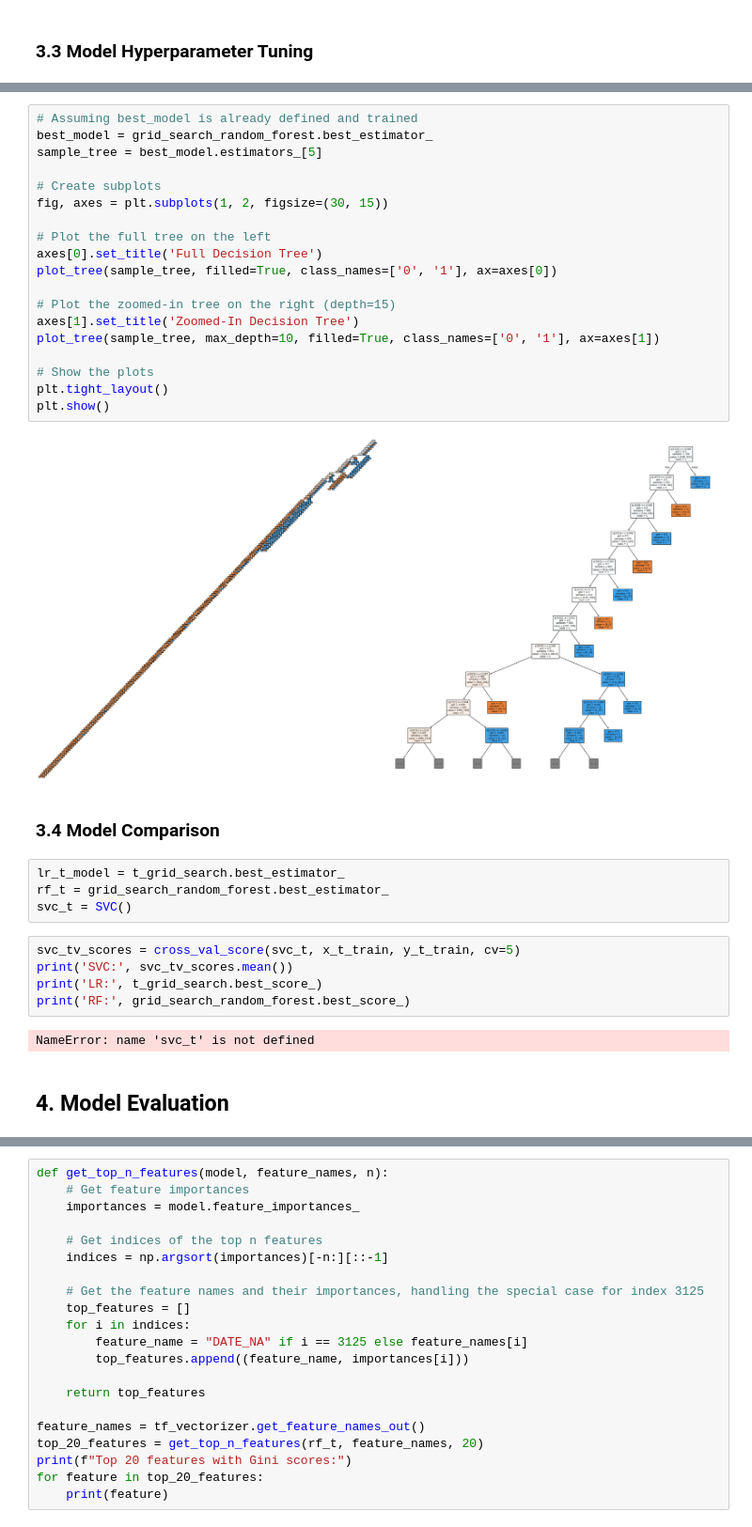
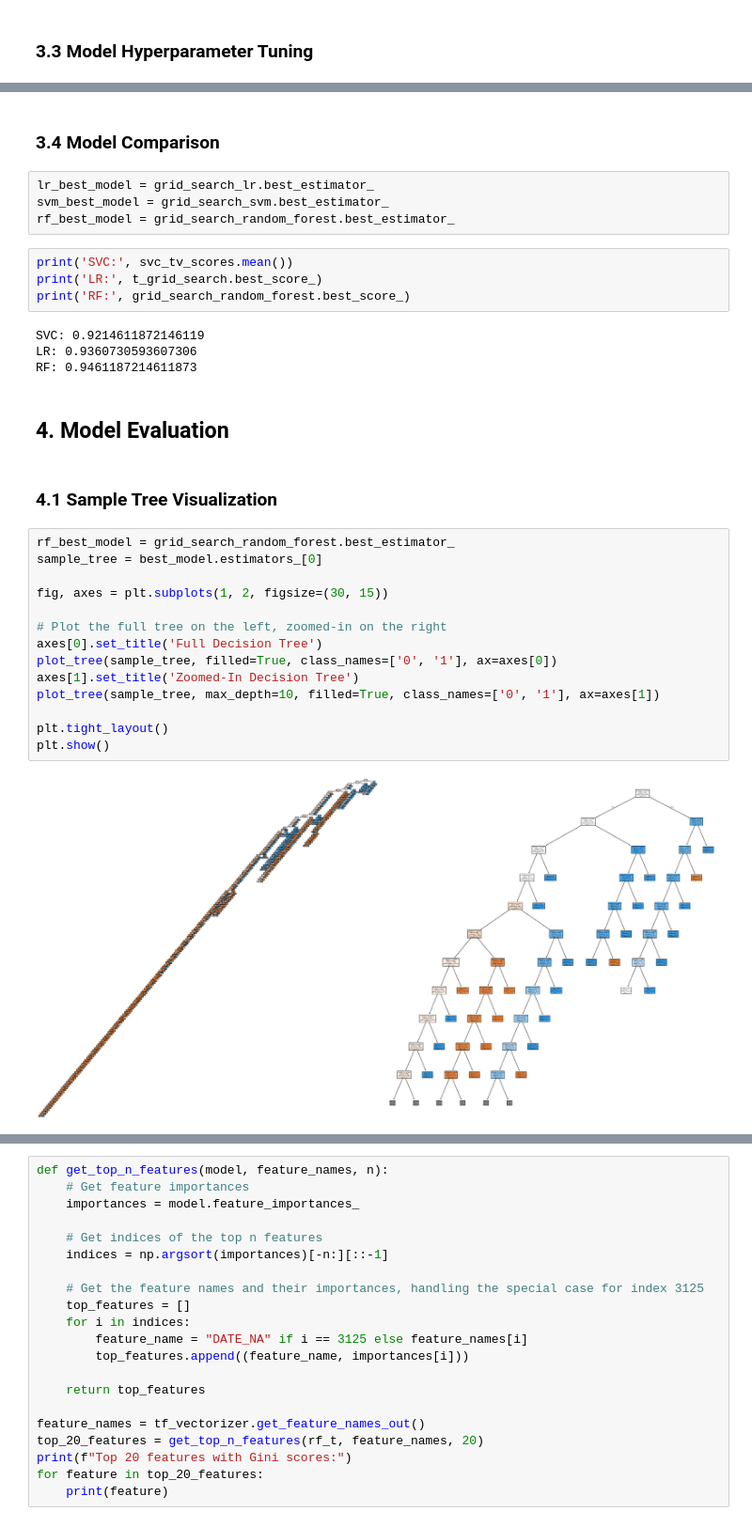
Before and after one commit to wogus00/spam-classification, a Jupyter notebook: submission_notebook.ipynb, the cells around one changed output, grey strips where cells are left out. Shown at 94% size. Cells and saved outputs as stored; diff of their text form.

```diff
--- a/submission_notebook.ipynb
+++ b/submission_notebook.ipynb
@@ -612,40 +587,38 @@ grid_search_random_forest.fit(x_t_train, y_t_train)
 grid_search_random_forest.best_params_
 # %% [output]
 {'max_depth': 100, 'min_samples_leaf': 1, 'min_samples_split': 5}
-# %%
-# Assuming best_model is already defined and trained
-best_model = grid_search_random_forest.best_estimator_
-sample_tree = best_model.estimators_[5]
-
-# Create subplots
-fig, axes = plt.subplots(1, 2, figsize=(30, 15))
-
-# Plot the full tree on the left
-axes[0].set_title('Full Decision Tree')
-plot_tree(sample_tree, filled=True, class_names=['0', '1'], ax=axes[0])
-
-# Plot the zoomed-in tree on the right (depth=15)
-axes[1].set_title('Zoomed-In Decision Tree')
-plot_tree(sample_tree, max_depth=10, filled=True, class_names=['0', '1'], ax=axes[1])
-
-# Show the plots
-plt.tight_layout()
-plt.show()
-# %% [output]
-[figure, removed]
 # %% [markdown]
 ### 3.4 Model Comparison
-# %%
-lr_t_model = t_grid_search.best_estimator_
-rf_t = grid_search_random_forest.best_estimator_
-svc_t = SVC()
+# %%
+lr_best_model = grid_search_lr.best_estimator_
+svm_best_model = grid_search_svm.best_estimator_
+rf_best_model = grid_search_random_forest.best_estimator_
 # %%
-svc_tv_scores = cross_val_score(svc_t, x_t_train, y_t_train, cv=5)
 print('SVC:', svc_tv_scores.mean())
 print('LR:', t_grid_search.best_score_)
 print('RF:', grid_search_random_forest.best_score_)
 # %% [output]
-NameError: name 'svc_t' is not defined
+SVC: 0.9214611872146119
+LR: 0.9360730593607306
+RF: 0.9461187214611873
 # %% [markdown]
 ## 4. Model Evaluation
+# %% [markdown]
+### 4.1 Sample Tree Visualization
+# %%
+rf_best_model = grid_search_random_forest.best_estimator_
+sample_tree = best_model.estimators_[0]
+
+fig, axes = plt.subplots(1, 2, figsize=(30, 15))
+
+# Plot the full tree on the left, zoomed-in on the right
+axes[0].set_title('Full Decision Tree')
+plot_tree(sample_tree, filled=True, class_names=['0', '1'], ax=axes[0])
+axes[1].set_title('Zoomed-In Decision Tree')
+plot_tree(sample_tree, max_depth=10, filled=True, class_names=['0', '1'], ax=axes[1])
+
+plt.tight_layout()
+plt.show()
+# %% [output]
+[figure, added]
 # %% [markdown]
```
Also changed, not shown: parts of 34 cells of this notebook.
